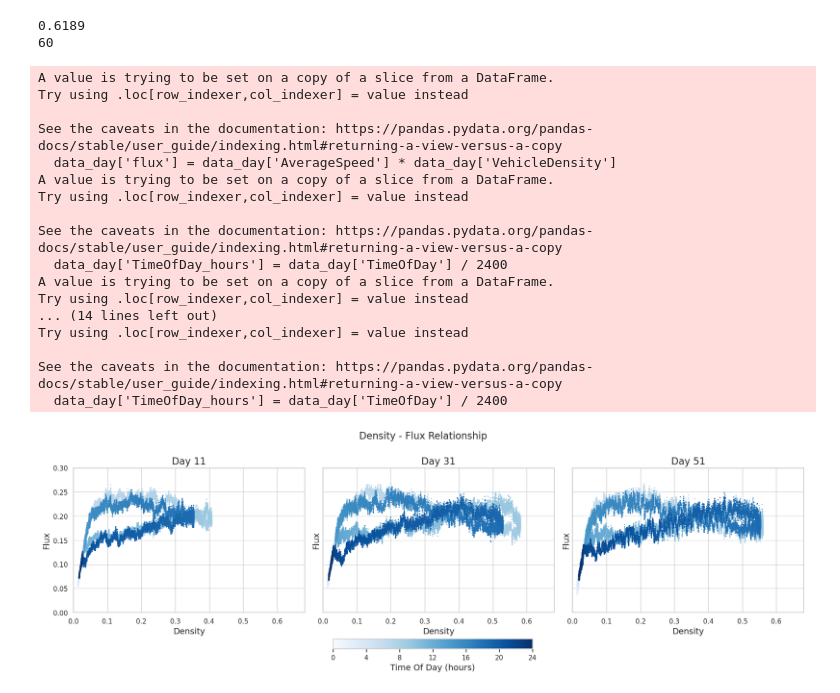
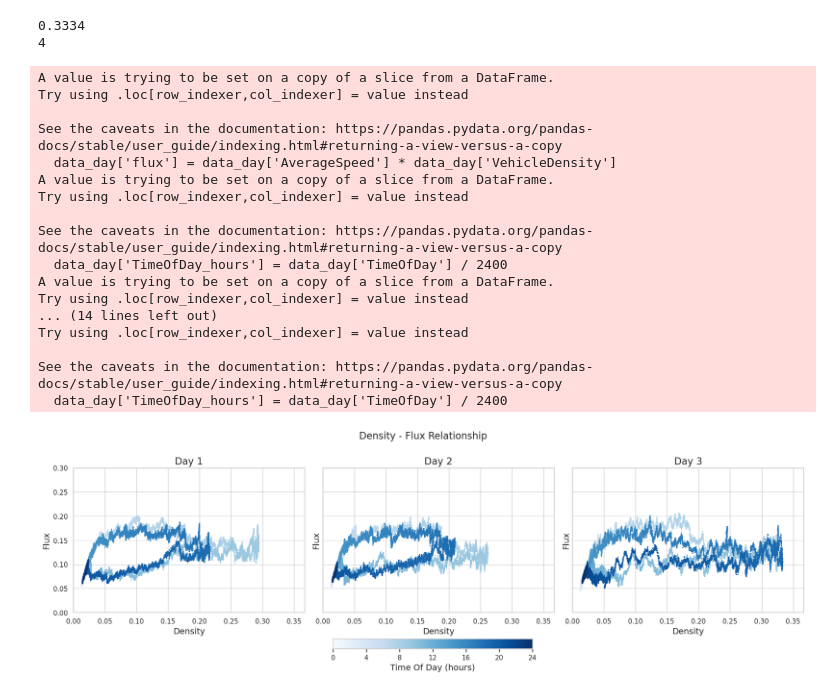
Before and after one commit to DoubleZhs/SimAndLearning, a Jupyter notebook: data/systemData.ipynb, the cells around one changed output. Cells and saved outputs as stored; diff of their text form; code cells hidden in the pictures.

```diff
--- a/data/systemData.ipynb
+++ b/data/systemData.ipynb
@@ -9,15 +9,15 @@ sns.set_theme(style="whitegrid")
 Prussian = '#094F9E'
 MaximumRed = '#D71723'
 # %%
-data = pd.read_csv('2025032522023225_100_SystemData.csv')
+data = pd.read_csv('2025032716040725_100_SystemData.csv')
 n= 100
 print(data['VehicleDensity'].max())
 print(data['Day'].max())
 # %% [output]
-0.6189
-60
+0.3334
+4
 # %%
-days = [11,31,51]
+days = [1,2,3]
 data_subset = data[data['Day'].isin(days)]
 
 fig, axes = plt.subplots(1, 3, figsize=(18, 6), sharex=True, sharey=True)
@@ -45,32 +45,32 @@ for i, day in enumerate(days):
     axes[i].set_ylim(0, 0.30)
 
 # Update colorbar label
 cbar = fig.colorbar(sc, ax=axes, orientation='horizontal', fraction=0.05, pad=0.2)
 cbar.set_label('Time Of Day (hours)', fontsize=14)
 cbar.set_ticks(np.arange(0, 25, 4))
 
 plt.suptitle('Density - Flux Relationship', fontsize=16, y=0.95)
 plt.tight_layout(rect=[0, 0.2, 1, 0.95])
 plt.subplots_adjust(bottom=0.25)
 plt.savefig('../pics/Density_Flux.png')
 plt.show()
 # %% [output]
 A value is trying to be set on a copy of a slice from a DataFrame.
 Try using .loc[row_indexer,col_indexer] = value instead
 
 See the caveats in the documentation: https://pandas.pydata.org/pandas-docs/stable/user_guide/indexing.html#returning-a-view-versus-a-copy
   data_day['flux'] = data_day['AverageSpeed'] * data_day['VehicleDensity']
 A value is trying to be set on a copy of a slice from a DataFrame.
 Try using .loc[row_indexer,col_indexer] = value instead
 
 See the caveats in the documentation: https://pandas.pydata.org/pandas-docs/stable/user_guide/indexing.html#returning-a-view-versus-a-copy
   data_day['TimeOfDay_hours'] = data_day['TimeOfDay'] / 2400
 A value is trying to be set on a copy of a slice from a DataFrame.
 Try using .loc[row_indexer,col_indexer] = value instead
 ... (14 lines left out)
 Try using .loc[row_indexer,col_indexer] = value instead
 
 See the caveats in the documentation: https://pandas.pydata.org/pandas-docs/stable/user_guide/indexing.html#returning-a-view-versus-a-copy
   data_day['TimeOfDay_hours'] = data_day['TimeOfDay'] / 2400
-[figure, old version]
+[figure, new version]
 # %%
```
Also changed, not shown: parts of 5 cells of this notebook, 12 other files.
